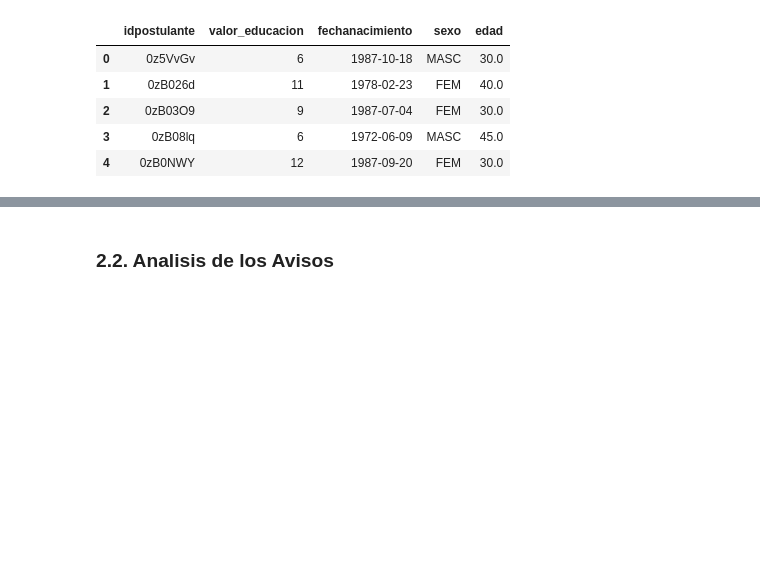
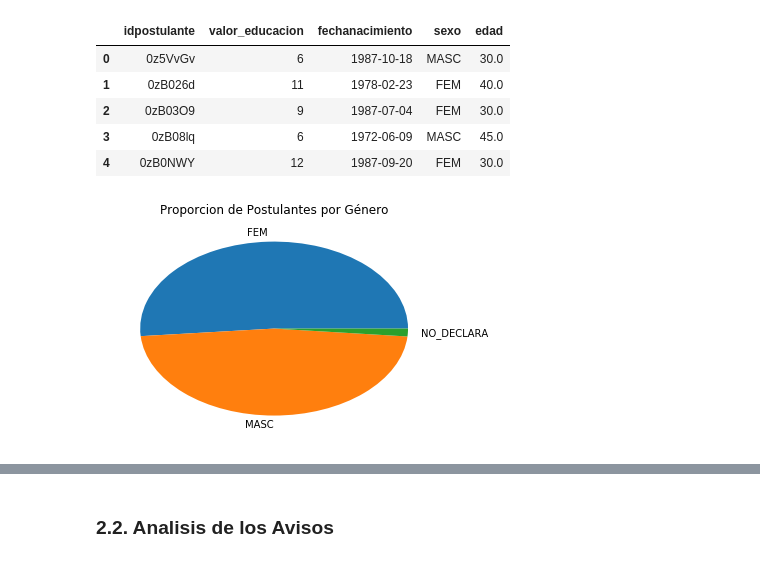
Before and after one commit to PRPablo/dataJobSearches, a Jupyter notebook: exploratoryAnalysis/exploratoryAnalysis.ipynb, the cells around one changed output, grey strips where cells are left out. Cells and saved outputs as stored; diff of their text form; code cells hidden in the pictures; blank space fills up the shorter version.

```diff
--- a/exploratoryAnalysis/exploratoryAnalysis.ipynb
+++ b/exploratoryAnalysis/exploratoryAnalysis.ipynb
@@ -180,0 +183,9 @@ postulantes_area_edad
+# %%
+ax = plt.gca()
+postulantes_por_genero = postulantes.groupby('sexo')['idpostulante'].count()
+postulantes_por_genero.rename({'idpostulante': 'Cantidad de Postulantes'}, inplace=True)
+pie = postulantes_por_genero.plot.pie(title="Proporcion de Postulantes por Género")
+ax.set_xlabel('');
+ax.set_ylabel('');
+# %% [output]
+[figure, added]
```
Also changed, not shown: parts of 18 cells of this notebook.
